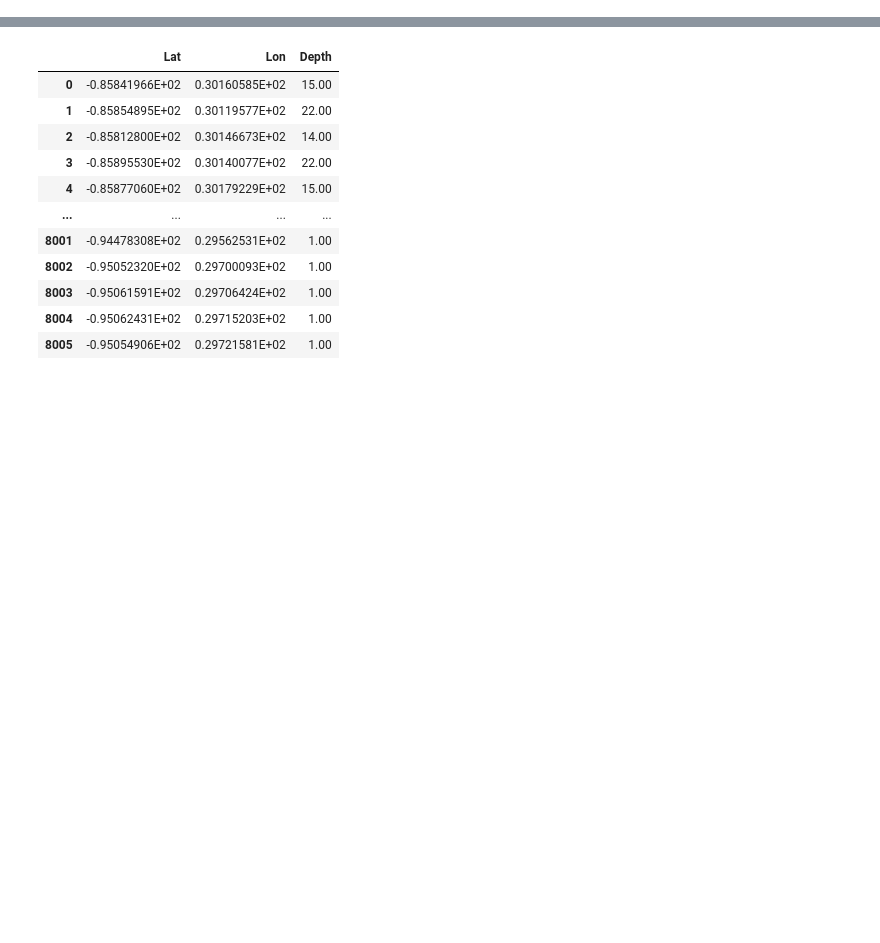
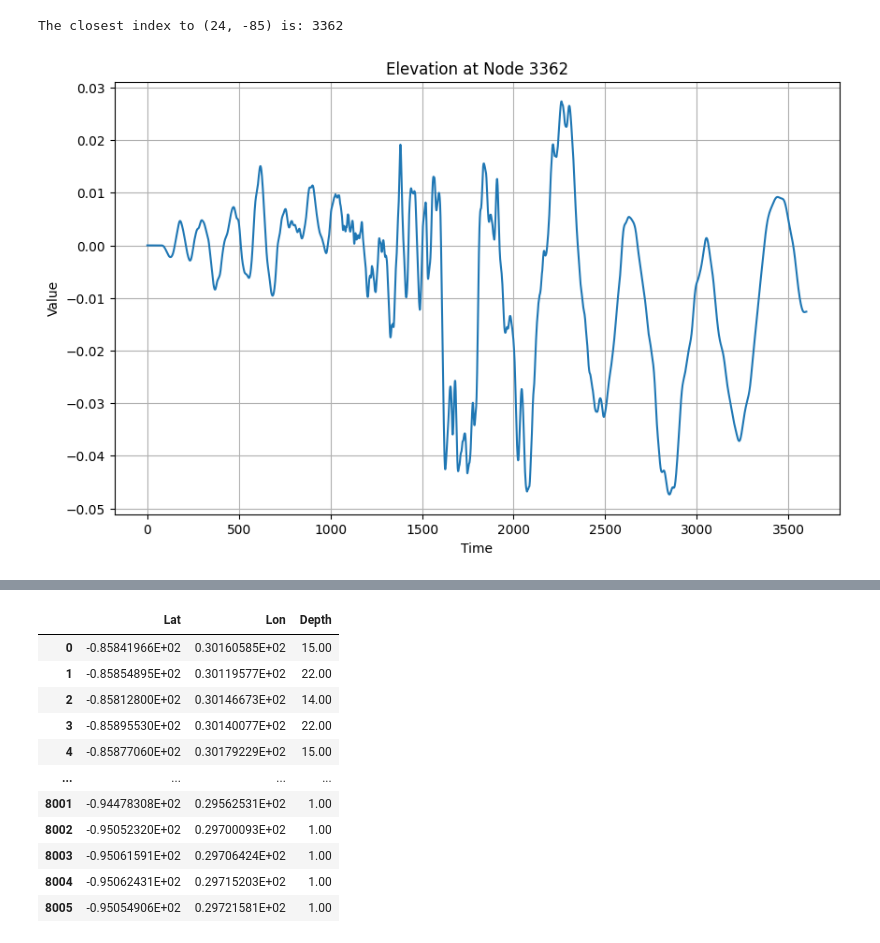
Before and after one commit to hrosso710/ADCIRC_work, a Jupyter notebook: ADCIRC_plots.ipynb, the cells around one changed output, grey strips where cells are left out. Saved outputs shown, nothing was run; the diff lists cells and outputs as text; code cells hidden in the pictures; blank space fills up the shorter version.

Commit message:
updated plots file

```diff
--- a/ADCIRC_plots.ipynb
+++ b/ADCIRC_plots.ipynb
@@ -8,0 +14,7 @@ import matplotlib.pyplot as plt
+# %%
+# Read in mesh
+mesh = pd.read_csv("OWI_data/30k_mesh/fort14.txt", delimiter=r'\s+', header=None, usecols=[1,2],nrows=31435, names=['Lat','Lon'])
+# %%
+# Loading in fort63 data
+fort63_data = scipy.io.loadmat('OWI_data/30k_mesh/fort63.mat')
+fort63 = fort63_data['fort63_data']
@@ -8,0 +66,8 @@ import matplotlib.pyplot as plt
+# %%
+# Implementing above function to find closest index to desired lat and lon
+lat_test = 24
+lon_test = -85
+test_index = find_closest_point(mesh, lat_test, lon_test, fort63)
+# %% [output]
+The closest index to (24, -85) is: 3362
+[figure, added]
```
Also changed, not shown: parts of 13 cells of this notebook.
